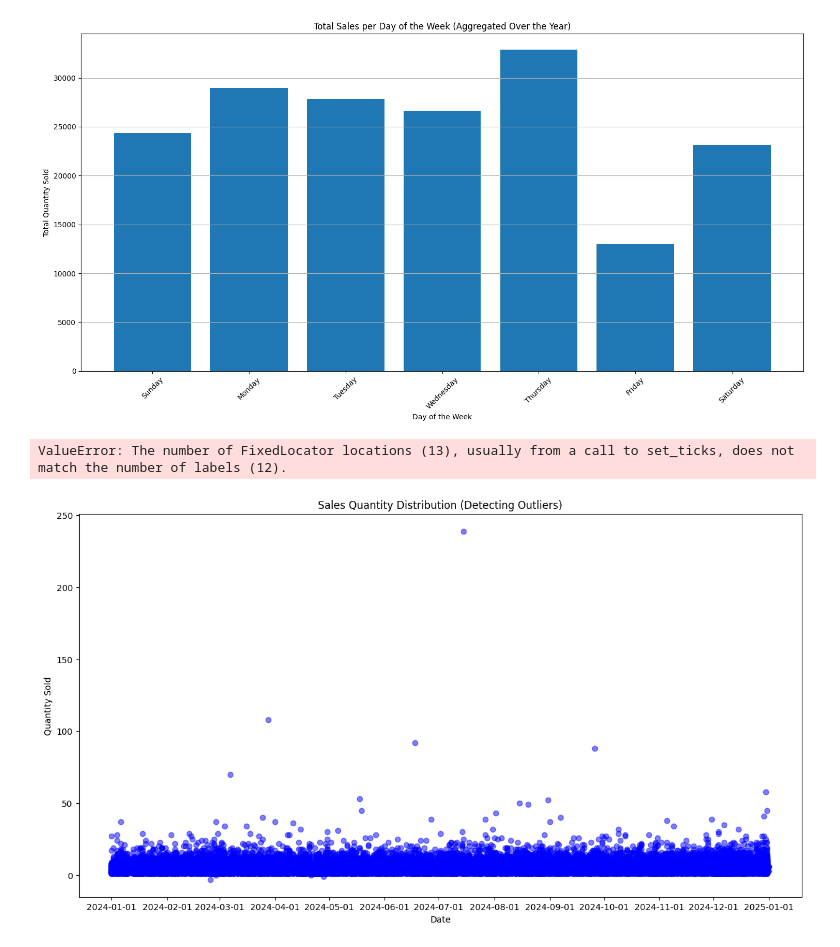
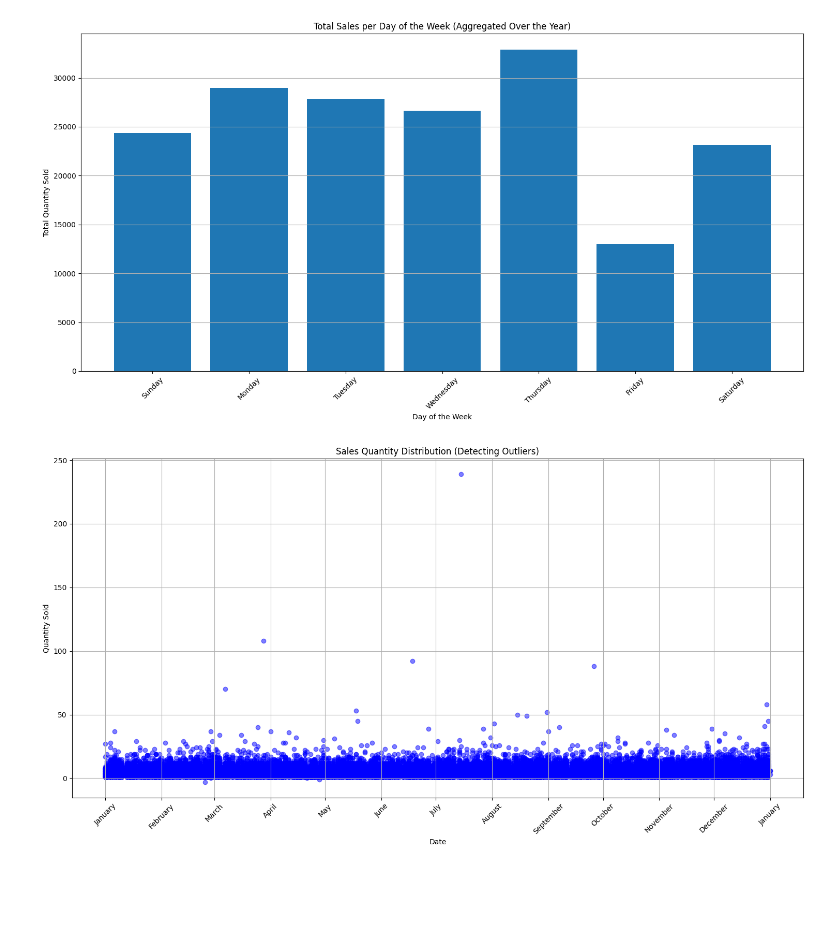
Before and after one commit to orifelszer/PapaJohns_Data_Science_Project, a Jupyter notebook: Visualization.ipynb, the cells around one changed output. Cells and saved outputs as stored; diff of their text form; code cells hidden in the pictures; blank space fills up the shorter version.

```diff
--- a/Visualization.ipynb
+++ b/Visualization.ipynb
@@ -373,28 +373,28 @@ plt.show()
 # %%
 import matplotlib.pyplot as plt
 
-# Sorting data by date to ensure chronological order
+# Ensure data is sorted by date
 df_grouped = df_grouped.sort_values('תאריך')
 
-# Scatter plot to visualize outliers in sales quantity per order
+# Get one date per month for X-ticks
+month_starts = df_grouped['תאריך'].dt.to_period('M').drop_duplicates().dt.start_time
+month_labels = month_starts.dt.strftime('%B')
+
+# Plotting
 plt.figure(figsize=(15, 8))
 plt.scatter(df_grouped['תאריך'], df_grouped['כמות'], alpha=0.5, c='blue')
 
-# Customizing the plot to show all months on X-axis
 plt.title('Sales Quantity Distribution (Detecting Outliers)')
 plt.xlabel('Date')
 plt.ylabel('Quantity Sold')
 
-# Setting the ticks for all months
-plt.xticks(df_grouped['תאריך'].dt.to_period("M").drop_duplicates().dt.start_time,
-           df_grouped['תאריך'].dt.strftime('%B').unique(), rotation=45)
+plt.xticks(month_starts, month_labels, rotation=45)
 
 plt.grid(True)
 plt.tight_layout()
 plt.show()
 # %% [output]
-ValueError: The number of FixedLocator locations (13), usually from a call to set_ticks, does not match the number of labels (12).
-[figure, old version]
+[figure, new version]
 # %%
 import seaborn as sns
 import matplotlib.pyplot as plt
```
Also changed, not shown: parts of 6 cells of this notebook.
